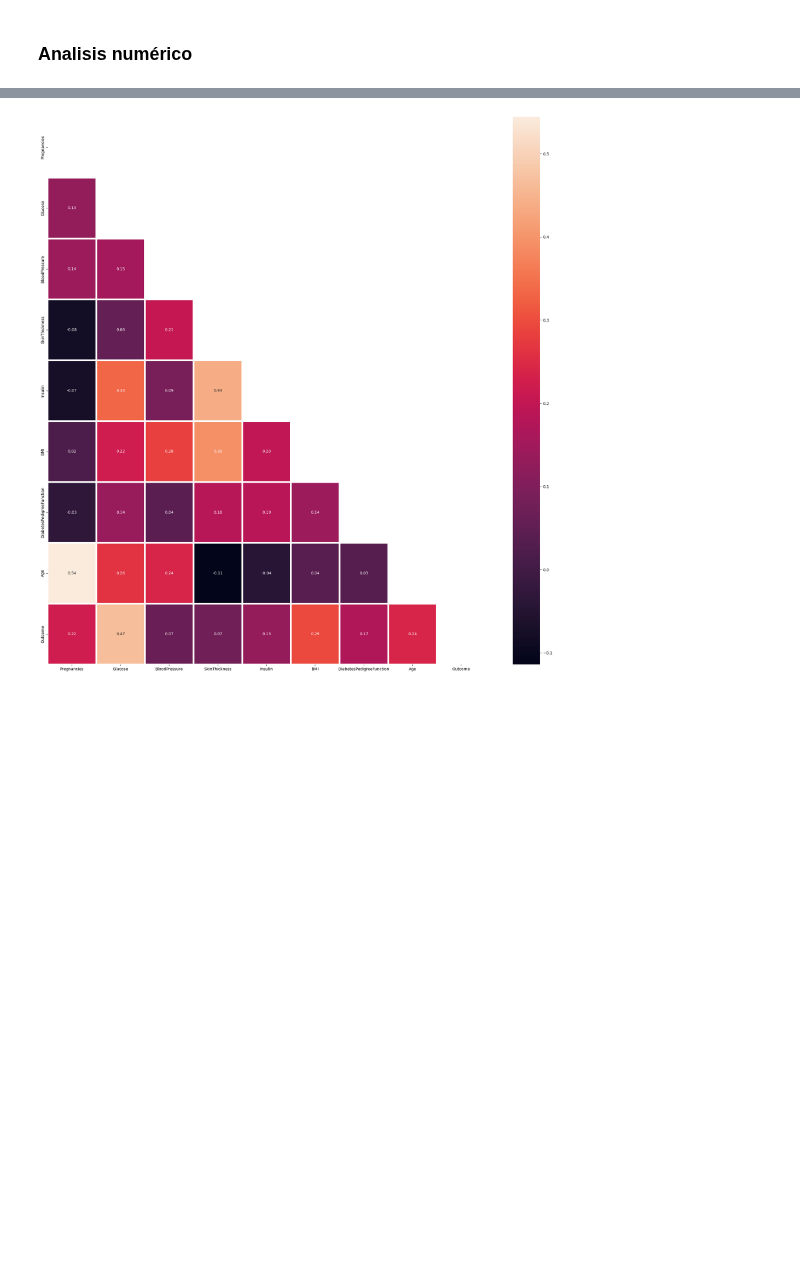
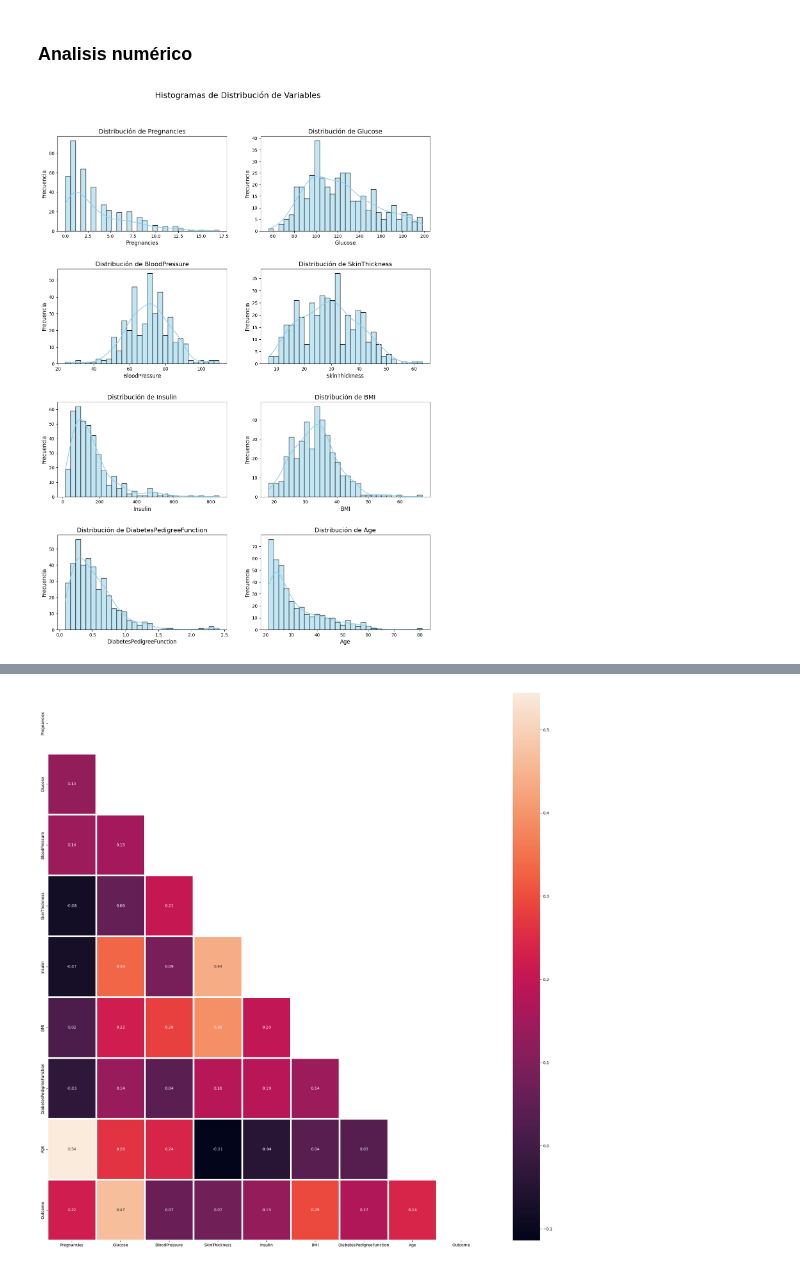
Before and after one commit to 4GeeksAcademy/sarayruiz---Machine-Learning, a Jupyter notebook: src/04-eda-diabetes.ipynb, the cells around one changed output, grey strips where cells are left out. Cells and saved outputs as stored; diff of their text form; code cells hidden in the pictures; blank space fills up the shorter version.

```diff
--- a/src/04-eda-diabetes.ipynb
+++ b/src/04-eda-diabetes.ipynb
@@ -47,7 +47,8 @@ pd.set_option("display.max_colwidth", None)
 # Aumentar el ancho total del display
 pd.set_option("display.width", 0)
 # %%
-df_inicio = pd.read_csv('/workspaces/sarayruiz---Machine-Learning/data/raw/INdiabetes Edigestivas y Renales.csv', sep=',')
+df_inicio = pd.read_csv('../data/raw/INdiabetes Edigestivas y Renales.csv', sep=',')
+
 df_inicio.head()
 # %% [output]
 |  | Pregnancies | Glucose | BloodPressure | SkinThickness | Insulin | BMI | DiabetesPedigreeFunction | Age | ... |
@@ -87,0 +92,8 @@ df.head()
+# %%
+column_0 = ['Glucose', 'BloodPressure', 'SkinThickness', 'Insulin', 'BMI', 'DiabetesPedigreeFunction']
+
+condicion_algun_cero = (df[column_0] == 0).any(axis=1)
+
+df_ini = df.loc[~condicion_algun_cero]
+
+f"Filas originales: {df.shape[0]}"
@@ -88,5 +119,33 @@ df.head()
 # %%
-df_ini = pd.DataFrame(df)
+# Guardo el DataFRame limpio sin ceros en las columnas especificadas para análisis posteriores.
+df_ini = pd.DataFrame(df_ini)
 df_ini.to_csv('../data/processed/df_ini_insulina.csv', index=False)
 # %% [markdown]
 ### Analisis numérico
+# %%
+# Visualización de histogramas para todas las columnas numéricas excepto 'Outcome'
+
+# 1. Definir las columnas a revisar (todas las numéricas, excepto 'Outcome')
+# Incluimos 'Pregnancies' aunque pueda ser discreta, es útil ver su distribución.
+columnas_numericas = ['Pregnancies', 'Glucose', 'BloodPressure',
+                      'SkinThickness', 'Insulin', 'BMI',
+                      'DiabetesPedigreeFunction', 'Age']
+
+# 2. Configurar la visualización
+fig, axes = plt.subplots(nrows=4, ncols=2, figsize=(15, 20))
+plt.subplots_adjust(hspace=0.4)
+axes = axes.flatten()
+
+# 3. Iterar y dibujar los histogramas
+for i, col in enumerate(columnas_numericas):
+    sns.histplot(df_ini[col], bins=30, kde=True, ax=axes[i],
+                 edgecolor='black', color='skyblue')
+    axes[i].set_title(f'Distribución de {col}', fontsize=14)
+    axes[i].set_xlabel(col, fontsize=12)
+    axes[i].set_ylabel('Frecuencia', fontsize=12)
+
+# 4. Mostrar el gráfico
+plt.suptitle('Histogramas de Distribución de Variables', fontsize=18, y=0.95)
+plt.show()
+# %% [output]
+[figure, added]
```
Also changed, not shown: parts of 5 cells of this notebook, 3 other files.
